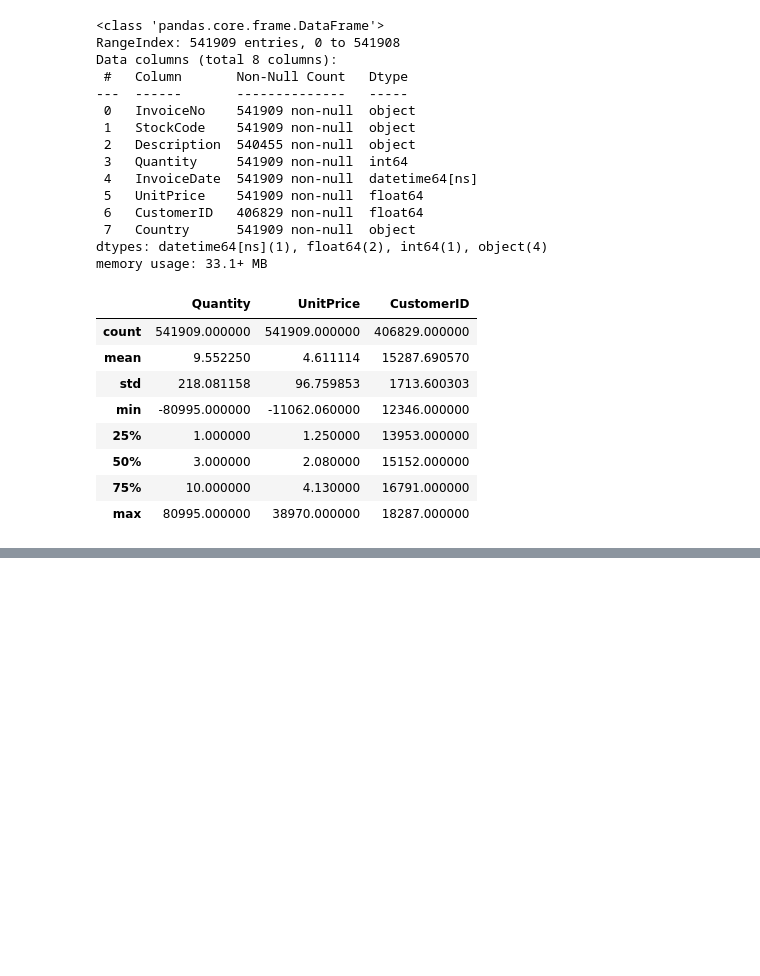
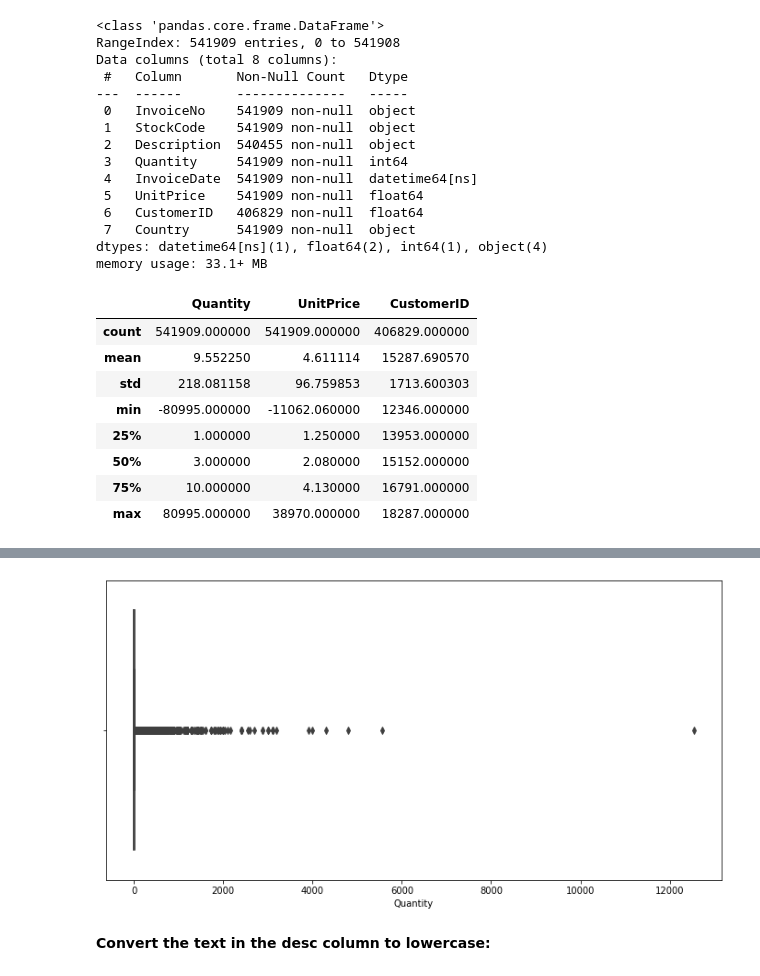
Before and after one commit to NusratJahanTania/CIND820_Online-Retail_project, a Jupyter notebook: Online_Retail.ipynb, the cells around one changed output, grey strips where cells are left out. Cells and saved outputs as stored; diff of their text form; code cells hidden in the pictures; blank space fills up the shorter version.

```diff
--- a/Online_Retail.ipynb
+++ b/Online_Retail.ipynb
@@ -82,0 +226,11 @@ profile.to_file(output_file='Online_Retail.html')
+# %%
+online_retail_df['Quantity'] = online_retail_df['Quantity'].mask(online_retail_df['Quantity'] > 25000, median_qnt)
+# %%
+online_retail_df['Quantity'] = online_retail_df['Quantity'].mask(online_retail_df['Quantity'] < 0, median_qnt)
+# %%
+plt.subplots(figsize = (12, 6))
+quantity = sns.boxplot(online_retail_df.Quantity)
+# %% [output]
+[figure, added]
+# %% [markdown]
+**Convert the text in the desc column to lowercase:**
```
Also changed, not shown: parts of 68 cells of this notebook.
